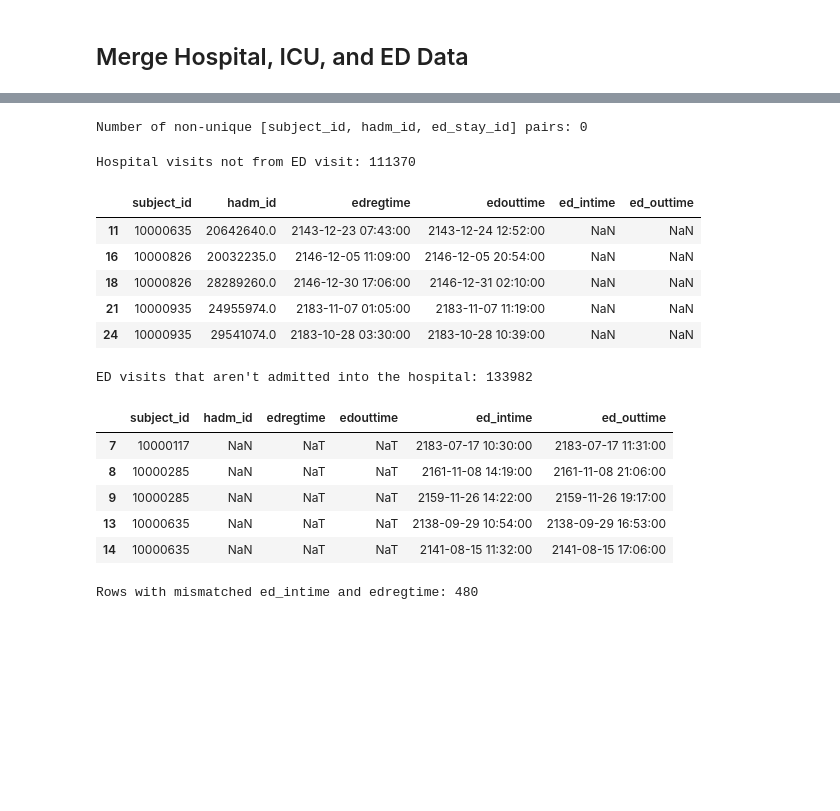
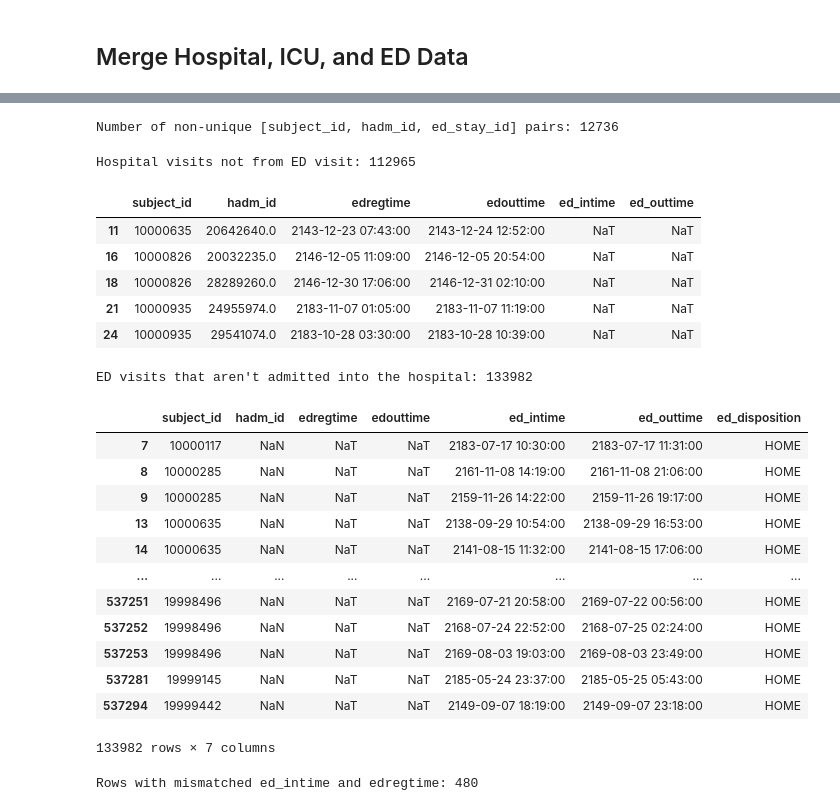
Before and after one commit to brandonng2/CardioTwin, a Jupyter notebook: notebooks/static_preprocessing.ipynb, the cells around one changed output, grey strips where cells are left out. Saved outputs shown, nothing was run; the diff lists cells and outputs as text; code cells hidden in the pictures; blank space fills up the shorter version.

```diff
--- a/notebooks/static_preprocessing.ipynb
+++ b/notebooks/static_preprocessing.ipynb
@@ -37,4 +36,4 @@ in_dir = os.path.join(repo_root, config["paths"]["in_dir"])
 out_dir = os.path.join(repo_root, config["paths"]["out_dir"])
 
 # Pass in_dir as the first argument
-hosp_patients_df, hosp_admissions_df, hosp_diagnosis_df, hosp_drgcodes_df, icustays_df, edstays_df, ed_diagnosis_df, record_list_df = load_static_data(in_dir, config)
+hosp_patients_df, hosp_admissions_df, hosp_diagnosis_df, icustays_df, edstays_df, ed_diagnosis_df = load_static_data(in_dir, config)
@@ -237,8 +172,8 @@ edstays_df.head()
 | 3 | 10049341 | NaN | 36490047 | 2174-11-29 19:39:00 | 2174-11-30 00:49:00 | F | ASIAN | WALK IN | HOME |
 | 4 | 10049341 | NaN | 37283116 | 2174-01-26 20:10:00 | 2174-01-27 00:34:00 | F | ASIAN | WALK IN | HOME |
 # %%
-from preprocessing.static_preprocessing import add_prefix_to_columns
+from preprocessing.static_preprocessing import preprocess_edstays
 
-edstays_df_cleaned = add_prefix_to_columns(edstays_df, 'ed')
+edstays_df_cleaned = preprocess_edstays(edstays_df)
 edstays_df_cleaned.head()
 # %% [output]
@@ -294,12 +220,10 @@ ed_diagnosis_df_cleaned.head()
 # %%
 from preprocessing.static_preprocessing import merge_hosp_to_ed
 
-# def merge_hosp_to_ed(admissions_df, patients_df, diagnosis_df, drgcodes_df, icustays_df, edstays_df, ed_diagnosis_df):
-
-hosp_master_df = merge_hosp_to_ed(hosp_admissions_df_cleaned, hosp_patients_df_cleaned,
-                            hosp_diagnosis_df_cleaned, hosp_drgcodes_df_cleaned, icustays_df_agg,
+static_master_df = merge_hosp_to_ed(hosp_admissions_df_cleaned, hosp_patients_df_cleaned,
+                            hosp_diagnosis_df_cleaned, icustays_df_agg,
                             edstays_df_cleaned, ed_diagnosis_df_cleaned)
 
-print(hosp_master_df.shape)
-hosp_master_df.head(5)
+print(static_master_df.shape)
+static_master_df.head(5)
 # %% [output]
@@ -314,16 +238,16 @@ hosp_master_df.head(5)
 # %%
 # Check for duplicates
-duplicates = hosp_master_df.duplicated(subset=['subject_id', 'hadm_id', 'ed_stay_id'], keep=False)
+duplicates = static_master_df.duplicated(subset=['subject_id', 'hadm_id', 'ed_stay_id'], keep=False)
 
 num_duplicates = duplicates.sum()
 print(f"Number of non-unique [subject_id, hadm_id, ed_stay_id] pairs: {num_duplicates}")
 # %% [output]
-Number of non-unique [subject_id, hadm_id, ed_stay_id] pairs: 0
+Number of non-unique [subject_id, hadm_id, ed_stay_id] pairs: 12736
 # %%
-missing_ed_times = hosp_master_df[
-    hosp_master_df['edregtime'].notna() &
-    hosp_master_df['edouttime'].notna() &
-    (hosp_master_df['ed_intime'].isna() | hosp_master_df['ed_outtime'].isna())
+missing_ed_times = static_master_df[
+    static_master_df['edregtime'].notna() &
+    static_master_df['edouttime'].notna() &
+    (static_master_df['ed_intime'].isna() | static_master_df['ed_outtime'].isna())
 ]
 
 # Number of affected rows
@@ -332,32 +256,42 @@ print(f"Hospital visits not from ED visit: {len(missing_ed_times)}")
 # Optional: show the first few problematic rows
 missing_ed_times[['subject_id','hadm_id','edregtime','edouttime','ed_intime','ed_outtime']].head()
 # %% [output]
-Hospital visits not from ED visit: 111370
+Hospital visits not from ED visit: 112965
 |  | subject_id | hadm_id | edregtime | edouttime | ed_intime | ed_outtime |
-| 11 | 10000635 | 20642640.0 | 2143-12-23 07:43:00 | 2143-12-24 12:52:00 | NaN | NaN |
-| 16 | 10000826 | 20032235.0 | 2146-12-05 11:09:00 | 2146-12-05 20:54:00 | NaN | NaN |
-| 18 | 10000826 | 28289260.0 | 2146-12-30 17:06:00 | 2146-12-31 02:10:00 | NaN | NaN |
-| 21 | 10000935 | 24955974.0 | 2183-11-07 01:05:00 | 2183-11-07 11:19:00 | NaN | NaN |
-| 24 | 10000935 | 29541074.0 | 2183-10-28 03:30:00 | 2183-10-28 10:39:00 | NaN | NaN |
+| 11 | 10000635 | 20642640.0 | 2143-12-23 07:43:00 | 2143-12-24 12:52:00 | NaT | NaT |
+| 16 | 10000826 | 20032235.0 | 2146-12-05 11:09:00 | 2146-12-05 20:54:00 | NaT | NaT |
+| 18 | 10000826 | 28289260.0 | 2146-12-30 17:06:00 | 2146-12-31 02:10:00 | NaT | NaT |
+| 21 | 10000935 | 24955974.0 | 2183-11-07 01:05:00 | 2183-11-07 11:19:00 | NaT | NaT |
+| 24 | 10000935 | 29541074.0 | 2183-10-28 03:30:00 | 2183-10-28 10:39:00 | NaT | NaT |
 # %%
-missing_ed_times = hosp_master_df[
-    hosp_master_df['ed_intime'].notna() &
-    hosp_master_df['ed_outtime'].notna() &
-    (hosp_master_df['edregtime'].isna() | hosp_master_df['edouttime'].isna())
+missing_ed_times = static_master_df[
+    (static_master_df['ed_intime'].notna()) &
+    (static_master_df['ed_outtime'].notna()) &
+    (
+        static_master_df['edregtime'].isna() |
+        static_master_df['edouttime'].isna()
+    )
 ]
 
 # Number of affected rows
 print(f"ED visits that aren't admitted into the hospital: {len(missing_ed_times)}")
 
 # Optional: show the first few problematic rows
-missing_ed_times[['subject_id','hadm_id','edregtime','edouttime','ed_intime','ed_outtime']].head(5)
+missing_ed_times[['subject_id','hadm_id','edregtime','edouttime','ed_intime','ed_outtime', 'ed_disposition']]
 # %% [output]
 ED visits that aren't admitted into the hospital: 133982
-|  | subject_id | hadm_id | edregtime | edouttime | ed_intime | ed_outtime |
-| 7 | 10000117 | NaN | NaT | NaT | 2183-07-17 10:30:00 | 2183-07-17 11:31:00 |
-| 8 | 10000285 | NaN | NaT | NaT | 2161-11-08 14:19:00 | 2161-11-08 21:06:00 |
-| 9 | 10000285 | NaN | NaT | NaT | 2159-11-26 14:22:00 | 2159-11-26 19:17:00 |
-| 13 | 10000635 | NaN | NaT | NaT | 2138-09-29 10:54:00 | 2138-09-29 16:53:00 |
-| 14 | 10000635 | NaN | NaT | NaT | 2141-08-15 11:32:00 | 2141-08-15 17:06:00 |
+|  | subject_id | hadm_id | edregtime | edouttime | ed_intime | ed_outtime | ed_disposition |
+| 7 | 10000117 | NaN | NaT | NaT | 2183-07-17 10:30:00 | 2183-07-17 11:31:00 | HOME |
+| 8 | 10000285 | NaN | NaT | NaT | 2161-11-08 14:19:00 | 2161-11-08 21:06:00 | HOME |
+| 9 | 10000285 | NaN | NaT | NaT | 2159-11-26 14:22:00 | 2159-11-26 19:17:00 | HOME |
+| 13 | 10000635 | NaN | NaT | NaT | 2138-09-29 10:54:00 | 2138-09-29 16:53:00 | HOME |
+| 14 | 10000635 | NaN | NaT | NaT | 2141-08-15 11:32:00 | 2141-08-15 17:06:00 | HOME |
+| ... | ... | ... | ... | ... | ... | ... | ... |
+| 537251 | 19998496 | NaN | NaT | NaT | 2169-07-21 20:58:00 | 2169-07-22 00:56:00 | HOME |
+| 537252 | 19998496 | NaN | NaT | NaT | 2168-07-24 22:52:00 | 2168-07-25 02:24:00 | HOME |
+| 537253 | 19998496 | NaN | NaT | NaT | 2169-08-03 19:03:00 | 2169-08-03 23:49:00 | HOME |
+| 537281 | 19999145 | NaN | NaT | NaT | 2185-05-24 23:37:00 | 2185-05-25 05:43:00 | HOME |
+| 537294 | 19999442 | NaN | NaT | NaT | 2149-09-07 18:19:00 | 2149-09-07 23:18:00 | HOME |
+133982 rows × 7 columns
 # %%
 # Check rows where subject_id and hadm_id exist, but ed_intime != edregtime
```
Also changed, not shown: parts of 28 cells of this notebook, 4 other files.
